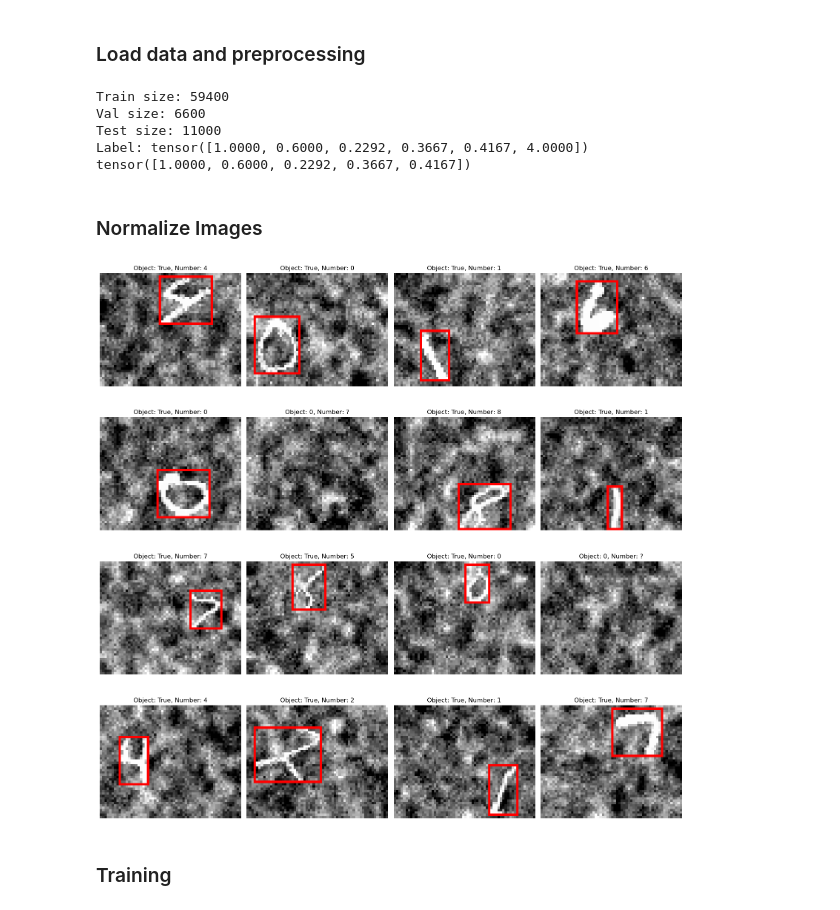
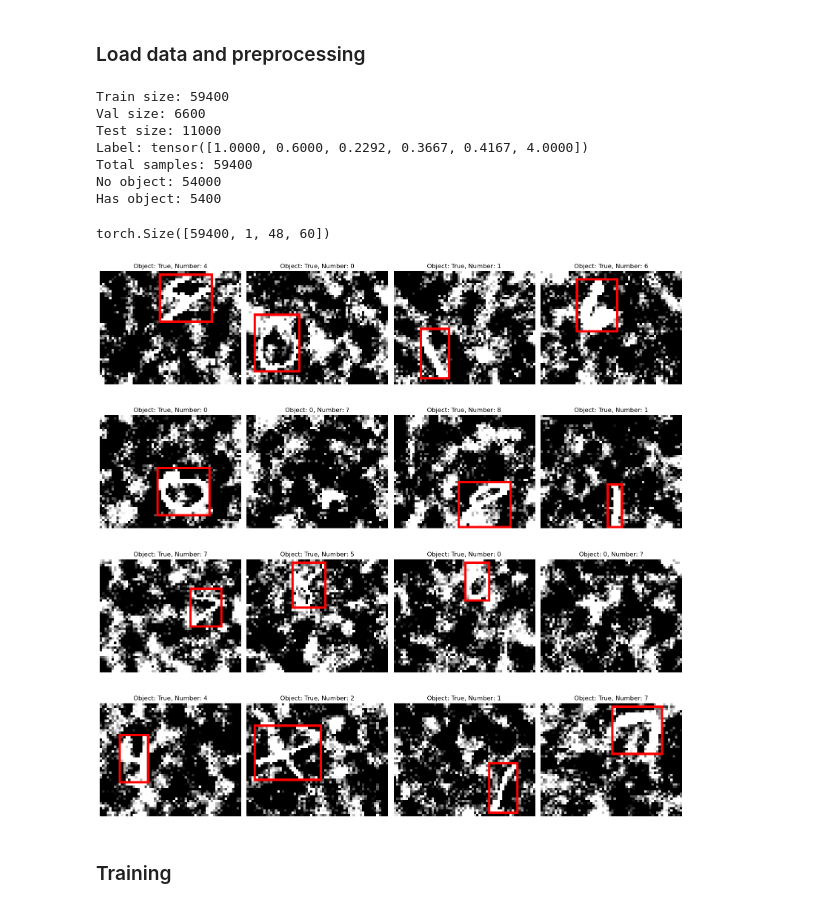
Before and after one commit to JakobBerg-Projects/Object-Detection, a Jupyter notebook: Object_localization_template.ipynb, the cells around one changed output. Cells and saved outputs as stored; diff of their text form; code cells hidden in the pictures.

```diff
--- a/Object_localization_template.ipynb
+++ b/Object_localization_template.ipynb
@@ -54,6 +55,19 @@ def localization_loss(y_pred, y_true):
     )
 # %% [markdown]
 ### Load data and preprocessing
+# %%
+def normalize(train, val, test):
+    train_tensors = train.tensors[0]  # Get the underlying tensor
+    val_tensors = val.tensors[0]
+    test_tensors = test.tensors[0]
+
+    mean = train_tensors.mean()    # Mean per feature
+    std  = train_tensors.std()     # Std per feature
+
+    train_norm = (train_tensors - mean) / std
+    val_norm = (val_tensors - mean) / std
+    test_norm = (test_tensors - mean) / std
+    return TensorDataset(train_norm, train.tensors[1]), TensorDataset(val_norm, val.tensors[1]), TensorDataset(test_norm, test.tensors[1])
 # %%
 # TODO
 # Load the data
@@ -61,10 +75,10 @@ def load_data():
     train = torch.load('data/localization_train.pt', weights_only=False)
     val = torch.load('data/localization_val.pt', weights_only=False)
     test = torch.load('data/localization_test.pt', weights_only=False)
-    #norm_train, norm_val, norm_test = normalize(train, val, test)
-    return train, val, test #norm_train, norm_val, norm_test
+    norm_train, norm_val, norm_test = normalize(train, val, test)
+    return train, val, test, norm_train, norm_val, norm_test
 
-train, val, test = load_data()
+train, val, test, norm_train, norm_val, norm_test = load_data()
 print(f'Train size: {len(train)}')
 print(f'Val size: {len(val)}')
 print(f'Test size: {len(test)}')
@@ -82,11 +96,14 @@ has_object = (class_ids != 1).sum().item()
 print(f"Total samples: {total}")
 print(f"No object: {no_object}")
 print(f"Has object: {has_object}")
+
+train.tensors[0].shape
 # %% [output]
 Train size: 59400
 Val size: 6600
 Test size: 11000
 Label: tensor([1.0000, 0.6000, 0.2292, 0.3667, 0.4167, 4.0000])
-tensor([1.0000, 0.6000, 0.2292, 0.3667, 0.4167])
+Total samples: 59400
+No object: 54000
+Has object: 5400
+torch.Size([59400, 1, 48, 60])
-# %% [markdown]
-### Normalize Images
@@ -116,35 +125,35 @@ def get_drawn_image(ds, i=0):
 
     if int(y[0].item()) == 0:
         return img_u8.permute(1,2,0).numpy(), int(y[0].item()), '?'
 
     drawn = torchvision.utils.draw_bounding_boxes(img_u8, box_xyxy, colors="red", width=1)
     return drawn.permute(1,2,0).numpy(), bool(y[0].item()), int(y[-1].item())
 
 import matplotlib.pyplot as plt
 
 def show_samples(ds, n=7):
     cols = 4
     rows = math.ceil(n / cols)
 
     fig, axes = plt.subplots(rows, cols, figsize=(4*cols, 4*rows))
     axes = axes.flatten()
 
     for i in range(n):
         img, cls, number = get_drawn_image(ds, i)
         axes[i].imshow(img)
         axes[i].set_title(f"Object: {cls}, Number: {number}")
         axes[i].axis("off")
 
     # Skjul tomme subplot hvis n ikke fyller gridet
     for j in range(n, len(axes)):
         axes[j].axis("off")
 
     plt.tight_layout()
     plt.show()
 
-show_samples(train, 16)
+show_samples(norm_train, 16)
 # %% [output]
-[figure, old version]
+[figure, new version]
 # %% [markdown]
 ### Training
 # %%
```
Also changed, not shown: parts of 2 cells of this notebook.
